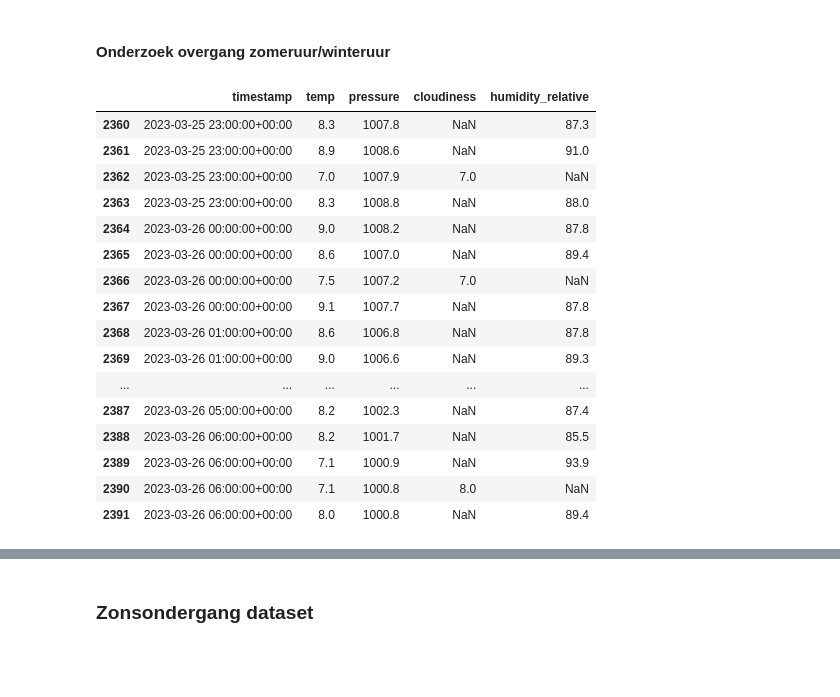
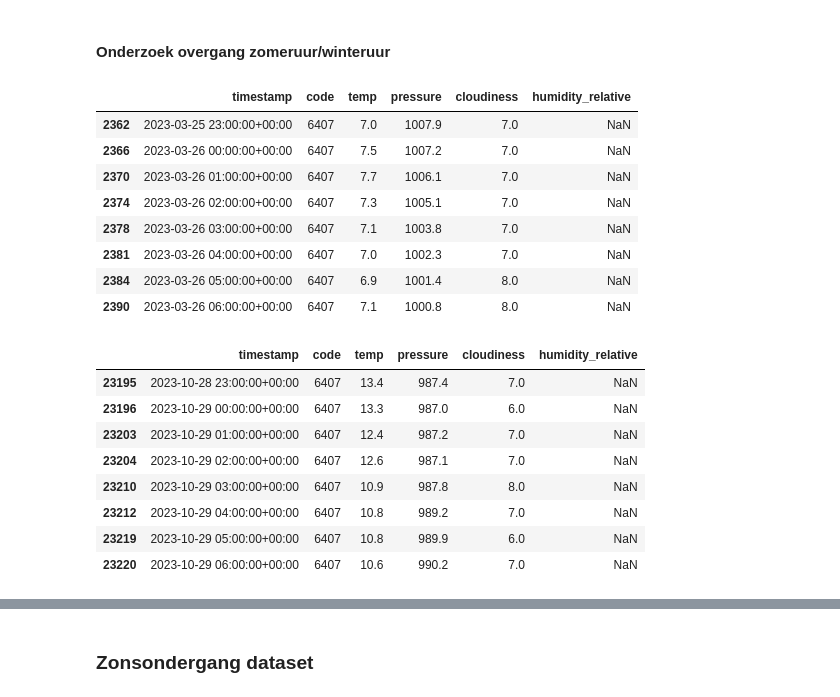
Before and after one commit to Robin-12/Project-Solar, a Jupyter notebook: Project_Solar.ipynb, the cells around one changed output, grey strips where cells are left out. Cells and saved outputs as stored; diff of their text form; code cells hidden in the pictures; blank space fills up the shorter version.

```diff
--- a/Project_Solar.ipynb
+++ b/Project_Solar.ipynb
@@ -246,7 +272,7 @@ Data columns (total 21 columns):
 dtypes: float64(16), int64(2), object(3)
 memory usage: 6.4+ MB
 # %%
-weather_big['timestamp'] = pd.to_datetime(weather_big['timestamp'])
+weather_big['timestamp'] = pd.to_datetime(weather_big['timestamp'], utc=True)
 # %% [markdown]
 In de forecast.csv staan enkel de volgende 5 kolommen: timestamp, temp, pressure, cloudiness, humidity_relative. We houden dus enkel rekening met die kolommen voor het model en verwijderen de overigen. Verder nemen we de code van het weerstation ook mee.
 # %%
@@ -477,23 +504,28 @@ Het grootste verschil zien we in de Cloudiness grafiek. Het blijkt dat de waarde
 # %% [markdown]
 #### Onderzoek overgang zomeruur/winteruur
 # %%
-overgang_zomeruur_2023_w = weather[(weather['timestamp'] >= '2023-03-25 23:00:00') & (weather['timestamp'] <= '2023-03-26 06:00:00')]
-overgang_zomeruur_2023_w
+overgang_zomeruur_2023_w1 = weather_station_1[(weather_station_1['timestamp'] >= '2023-03-25 23:00:00') & (weather_station_1['timestamp'] <= '2023-03-26 06:00:00')]
+overgang_zomeruur_2023_w1
 # %% [output]
-|  | timestamp | temp | pressure | cloudiness | humidity_relative |
-| 2360 | 2023-03-25 23:00:00+00:00 | 8.3 | 1007.8 | NaN | 87.3 |
-| 2361 | 2023-03-25 23:00:00+00:00 | 8.9 | 1008.6 | NaN | 91.0 |
-| 2362 | 2023-03-25 23:00:00+00:00 | 7.0 | 1007.9 | 7.0 | NaN |
-| 2363 | 2023-03-25 23:00:00+00:00 | 8.3 | 1008.8 | NaN | 88.0 |
-| 2364 | 2023-03-26 00:00:00+00:00 | 9.0 | 1008.2 | NaN | 87.8 |
-| 2365 | 2023-03-26 00:00:00+00:00 | 8.6 | 1007.0 | NaN | 89.4 |
-| 2366 | 2023-03-26 00:00:00+00:00 | 7.5 | 1007.2 | 7.0 | NaN |
-| 2367 | 2023-03-26 00:00:00+00:00 | 9.1 | 1007.7 | NaN | 87.8 |
-| 2368 | 2023-03-26 01:00:00+00:00 | 8.6 | 1006.8 | NaN | 87.8 |
-| 2369 | 2023-03-26 01:00:00+00:00 | 9.0 | 1006.6 | NaN | 89.3 |
-| ... | ... | ... | ... | ... | ... |
-| 2387 | 2023-03-26 05:00:00+00:00 | 8.2 | 1002.3 | NaN | 87.4 |
-| 2388 | 2023-03-26 06:00:00+00:00 | 8.2 | 1001.7 | NaN | 85.5 |
-| 2389 | 2023-03-26 06:00:00+00:00 | 7.1 | 1000.9 | NaN | 93.9 |
-| 2390 | 2023-03-26 06:00:00+00:00 | 7.1 | 1000.8 | 8.0 | NaN |
-| 2391 | 2023-03-26 06:00:00+00:00 | 8.0 | 1000.8 | NaN | 89.4 |
+|  | timestamp | code | temp | pressure | cloudiness | humidity_relative |
+| 2362 | 2023-03-25 23:00:00+00:00 | 6407 | 7.0 | 1007.9 | 7.0 | NaN |
+| 2366 | 2023-03-26 00:00:00+00:00 | 6407 | 7.5 | 1007.2 | 7.0 | NaN |
+| 2370 | 2023-03-26 01:00:00+00:00 | 6407 | 7.7 | 1006.1 | 7.0 | NaN |
+| 2374 | 2023-03-26 02:00:00+00:00 | 6407 | 7.3 | 1005.1 | 7.0 | NaN |
+| 2378 | 2023-03-26 03:00:00+00:00 | 6407 | 7.1 | 1003.8 | 7.0 | NaN |
+| 2381 | 2023-03-26 04:00:00+00:00 | 6407 | 7.0 | 1002.3 | 7.0 | NaN |
+| 2384 | 2023-03-26 05:00:00+00:00 | 6407 | 6.9 | 1001.4 | 8.0 | NaN |
+| 2390 | 2023-03-26 06:00:00+00:00 | 6407 | 7.1 | 1000.8 | 8.0 | NaN |
+# %%
+overgang_winteruur_2023_w1 = weather_station_1[(weather_station_1['timestamp'] >= '2023-10-28 23:00:00') & (weather_station_1['timestamp'] <= '2023-10-29 06:00:00')]
+overgang_winteruur_2023_w1
+# %% [output]
+|  | timestamp | code | temp | pressure | cloudiness | humidity_relative |
+| 23195 | 2023-10-28 23:00:00+00:00 | 6407 | 13.4 | 987.4 | 7.0 | NaN |
+| 23196 | 2023-10-29 00:00:00+00:00 | 6407 | 13.3 | 987.0 | 6.0 | NaN |
+| 23203 | 2023-10-29 01:00:00+00:00 | 6407 | 12.4 | 987.2 | 7.0 | NaN |
+| 23204 | 2023-10-29 02:00:00+00:00 | 6407 | 12.6 | 987.1 | 7.0 | NaN |
+| 23210 | 2023-10-29 03:00:00+00:00 | 6407 | 10.9 | 987.8 | 8.0 | NaN |
+| 23212 | 2023-10-29 04:00:00+00:00 | 6407 | 10.8 | 989.2 | 7.0 | NaN |
+| 23219 | 2023-10-29 05:00:00+00:00 | 6407 | 10.8 | 989.9 | 6.0 | NaN |
+| 23220 | 2023-10-29 06:00:00+00:00 | 6407 | 10.6 | 990.2 | 7.0 | NaN |
```
Also changed, not shown: parts of 71 cells of this notebook, 1 other file.
